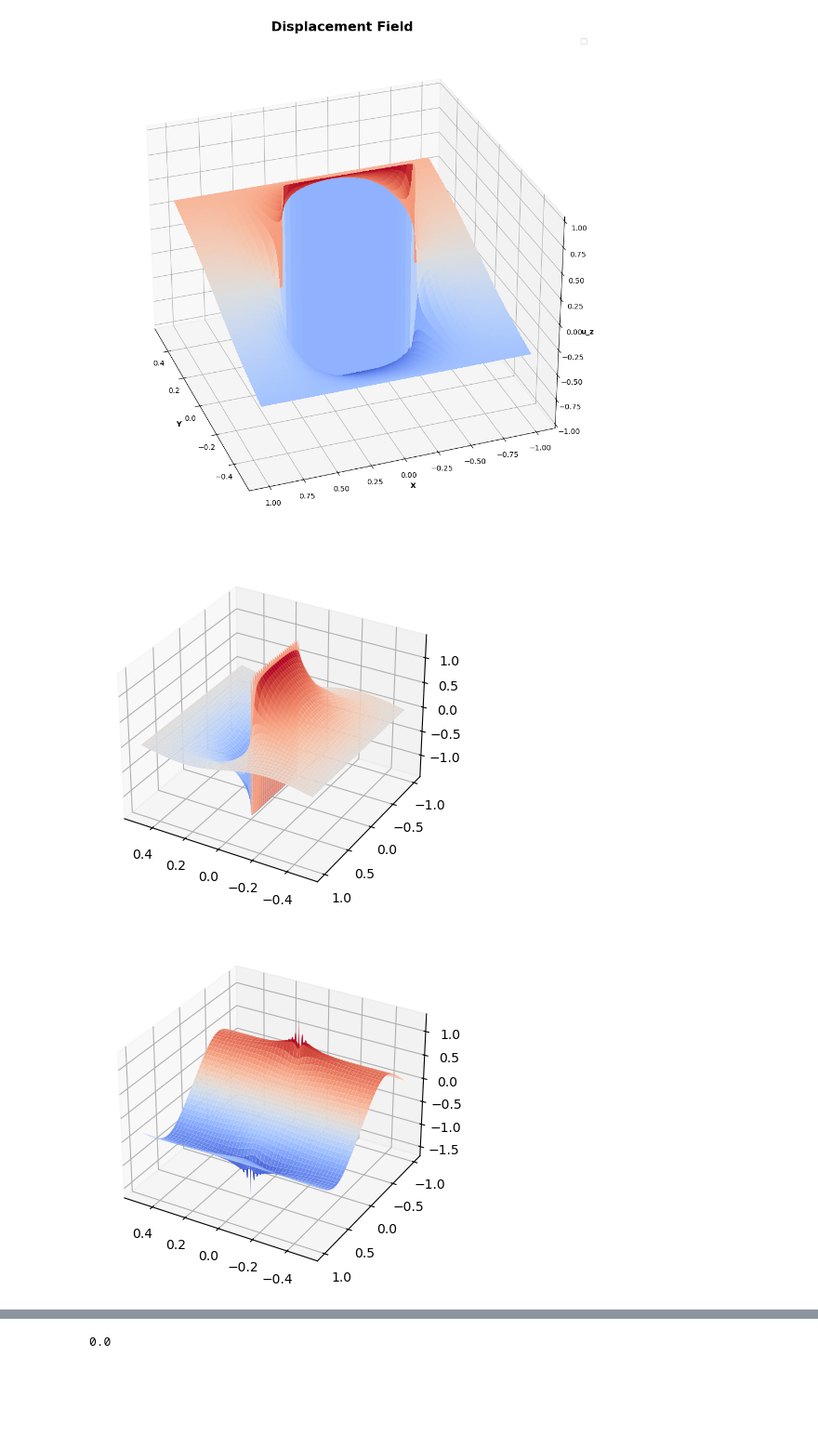
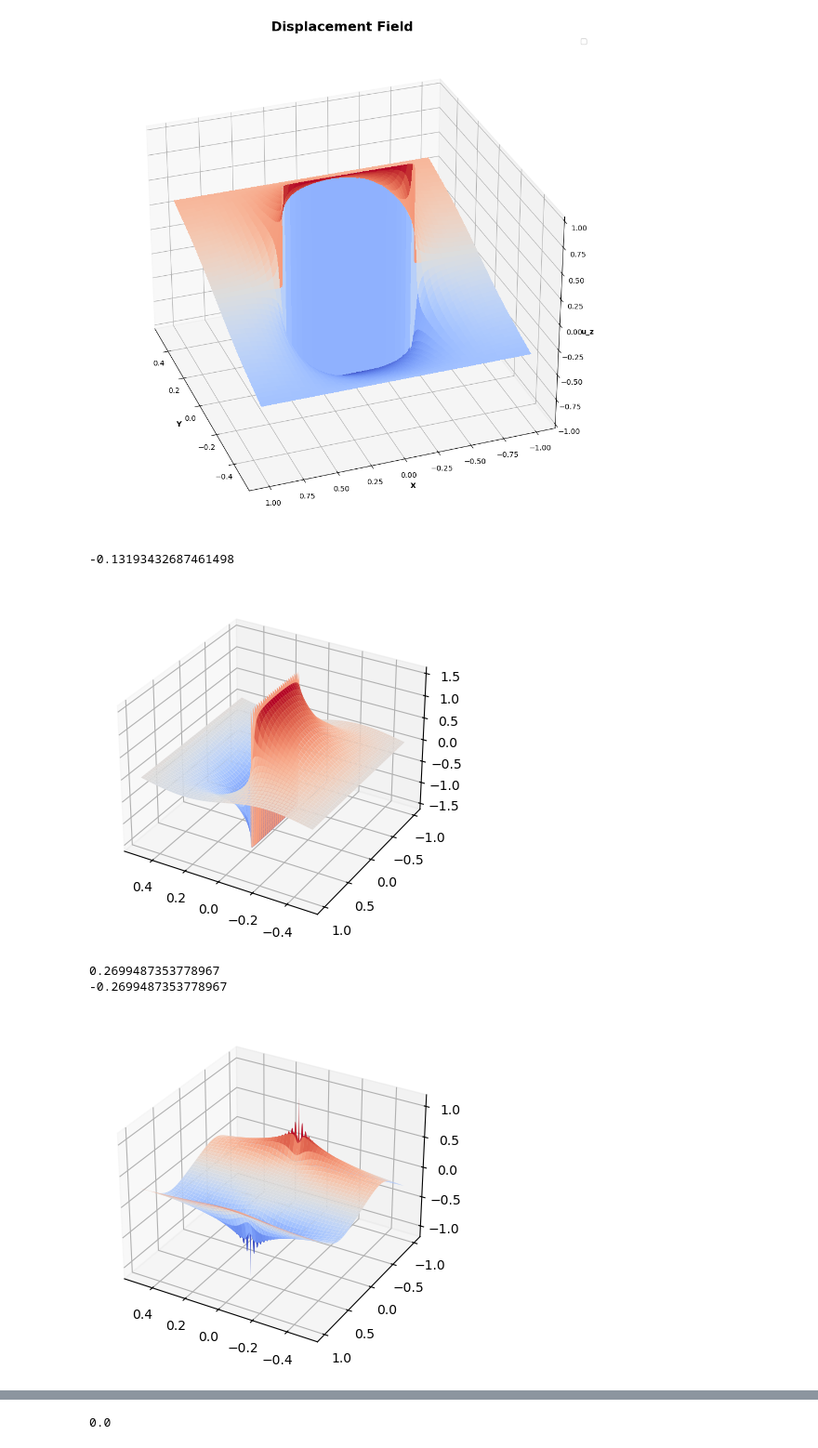
Before and after one commit to imanderson588/DislocationGenerator, a Jupyter notebook: dipoleField.ipynb, the cells around one changed output, grey strips where cells are left out. Shown at 93% size. Saved outputs shown, nothing was run; the diff lists cells and outputs as text; code cells hidden in the pictures; blank space fills up the shorter version.

```diff
--- a/dipoleField.ipynb
+++ b/dipoleField.ipynb
@@ -76,14 +76,15 @@ plt.show()
 # %%
 #### Edge dislocation displacements
 
-def u_x (x,loc1, loc2, y, b, v):
+def u_x (x,x1, x2, y, b, v):
     factor1 = b/(2*np.pi)
-    theta1 = np.arctan2(y,x-loc1)
-    term1 = ((x-loc1)*y)/(2*(1-v)*((x-loc1)**2+y**2))
+    theta1 = np.arctan2(y,(x-x1))
+    term1 = ((x-x1)*(y))/(2*(1-v)*((x-x1)**2+(y)**2))
     factor2 = -b/(2*np.pi)
-    theta2 = np.arctan2(y,x-loc2)
-    term2 = ((x-loc2)*y)/(2*(1-v)*((x-loc2)**2+y**2))
+    theta2 = np.arctan2(y,(x-x2))
+    term2 = ((x-x2)*(y))/(2*(1-v)*((x-x2)**2+(y)**2))
     return (factor1*(theta1 + term1))+(factor2*(theta2 + term2))
+
 
 def u_x_image(x, y, N):
     image_sum = 0
@@ -92,67 +93,90 @@ def u_x_image(x, y, N):
             R = [i*2, j*1]
             x_update = x-R[0]
             y_update = y-R[1]
-            image_sum += u_x(x_update,-0.5, 0.5,y_update,2.8, 0.25)
+            image_sum += u_x(x_update,-0.5,0.5,y_update,3.15,0.24)
     return image_sum
 
 def u_x_error(x,y):
-    #s_x = u_x_image(1,-0.5,10)-u_x_image(-1,-0.5,10)
-    s_y = u_x_image(1,-0.5,10)-u_x_image(1,0.5,10)
-    #s = np.array([s_x, s_y])
-    #c_vec = np.array([(x/2)*2, y])
-    #err = (s[0]*c_vec[0])+(s[1]*c_vec[1])
-    err = s_y*y
+    s_x = (u_x_image(1,0.5,50)-u_x_image(-1,0.5,50))
+    s_y = (u_x_image(1,0.5,50)-u_x_image(1,-0.5,50))
+    s = np.array([s_x, s_y])
+    c_vec = np.array([(x/2)*2, y])
+    err = (s[0]*c_vec[0])+(s[1]*c_vec[1])
+    #err = s_y*y
     return err
+
+# def u_x_error2(pos, m, n):
+#     s_x = u_x_image(1,0.5,10)-u_x_image(-1,0.5,5)
+#     s_y = (u_x_image(1,0.5,5)-u_x_image(1,-0.5,5))
+#     delta_d = np.array([s_x,s_y])
+
+#     lattice = np.column_stack((m,n))
+#     reciprocal = np.linalg.inv(lattice.T)
+
+#     rel_pos = pos @ reciprocal
+
+#     correction = rel_pos @ delta_d
+#     return correction
+
 
 x_values = np.linspace(-1, 1, 1000)
 y_values = np.linspace(-0.5, 0.5, 1000)
 X, Y = np.meshgrid(x_values, y_values)
-Z =   u_x_image(X, Y, 10)+u_x_error(X,Y)
+Z =   u_x_image(X,Y,50)-u_x_error(X,Y)
 fig = plt.figure()
 ax = fig.add_subplot(projection='3d')
 
 ax.plot_surface(Y, X, Z, cmap='coolwarm', alpha=1)
 ax.view_init(elev=30, azim=120)
+
+u_x_image(1,0.25,10)-u_x_error(1,0.25)
 # %% [output]
+-0.13193432687461498
-[figure, old version]
+[figure, new version]
 # %%
 def u_y (x, loc1, loc2, y, b, v):
     factor1 = -b/(2*np.pi)
     term11 = ((1-2*v)/(4*(1-v)))*np.log((x-loc1)**2+y**2)
     term12 = ((x-loc1)**2-y**2)/(4*(1-v)*((x-loc1)**2+y**2))
     factor2 = b/(2*np.pi)
     term21 = ((1-2*v)/(4*(1-v)))*np.log((x-loc2)**2+y**2)
     term22 = ((x-loc2)**2-y**2)/(4*(1-v)*((x-loc2)**2+y**2))
     return (factor1*(term11+term12))+(factor2*(term21+term22))
 
+
 def u_y_image(x, y, N):
     image_sum = 0
     for i in range(-N, N+1):
         for j in range(-N, N+1):
             R = [i*2, j*1]
             x_update = x-R[0]
             y_update = y-R[1]
-            image_sum += u_y(x_update,-0.5, 0.5,y_update,2.8, 0.24)
+            image_sum += u_y(X,-0.5,0.5,Y,3.15,0.24)
     return image_sum
 
 def u_y_error(x,y):
-    s_x = u_y_image(-1,0.5,10)-u_y_image(1,0.5,10)
-    #s_y = u_y_image(-1,-0.5,10)-u_y_image(-1,0.5,10)
-    #s = np.array([s_x, s_y])
-    #c_vec = np.array([(x/2)*2, y])
-    #err = (s[0]*c_vec[0])+(s[1]*c_vec[1])
-    err = s_x*x
+    s_x = u_y(1,-0.5,0.5,0.5,3.15,0.24)-u_y(-1,-0.5,0.5,0.5,3.15,0.24)
+    s_y = u_y(1,-0.5,0.5,0.5,3.15,0.24)-u_y(1,-0.5,0.5,-0.5,3.15,0.24)
+    s = np.array([s_x, s_y])
+    c_vec = np.array([(x/2)*2, y])
+    err = (s[0]*c_vec[0])+(s[1]*c_vec[1])
+    #err = s_x*x
     return err
 
 
 x_values = np.linspace(-1, 1, 1000)
 y_values = np.linspace(-0.5, 0.5, 1000)
 X, Y = np.meshgrid(x_values, y_values)
-Z =   u_y_image(X, Y, 10)-0.17#+(u_y_error(X,Y)/2)
+Z =  u_y(X,-0.5,0.5,Y,3.15,0.24)-u_y_error(X,Y)
 fig = plt.figure()
 ax = fig.add_subplot(projection='3d')
 
 ax.plot_surface(Y, X, Z, cmap='coolwarm', alpha=1)
 ax.view_init(elev=30, azim=120)
+
+print(u_y(1,-0.5,0.5,0.5,3.15,0.24)-u_y_error(1,0.5))
+print(u_y(-1,-0.5,0.5,0.5,3.15,0.24)-u_y_error(-1,0.5))
 # %% [output]
+0.2699487353778967
+-0.2699487353778967
-[figure, old version]
+[figure, new version]
```
Also changed, not shown: parts of 3 cells of this notebook, 4 other files.
